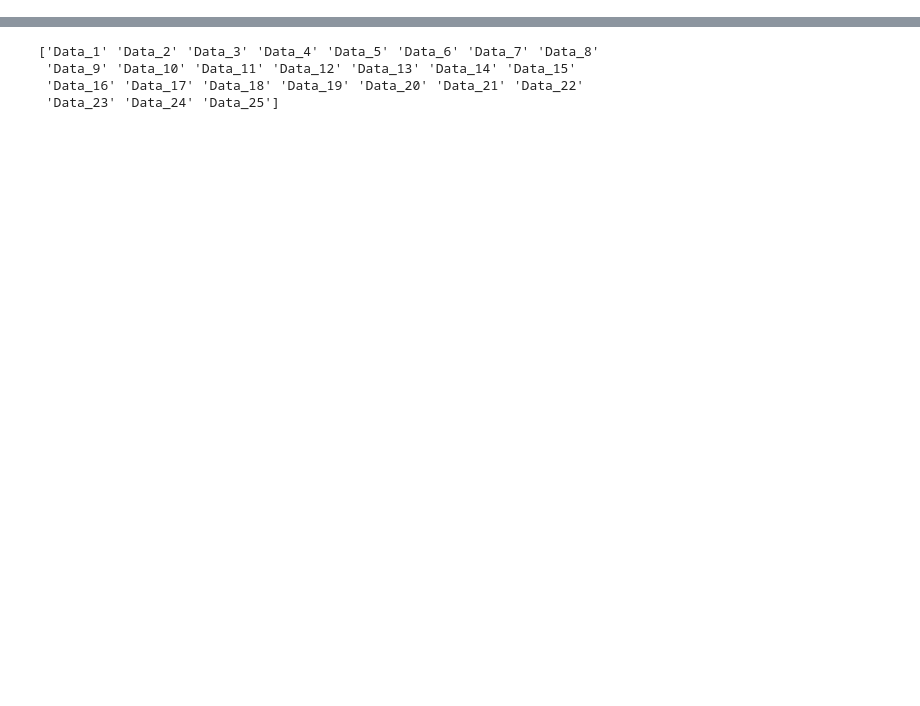
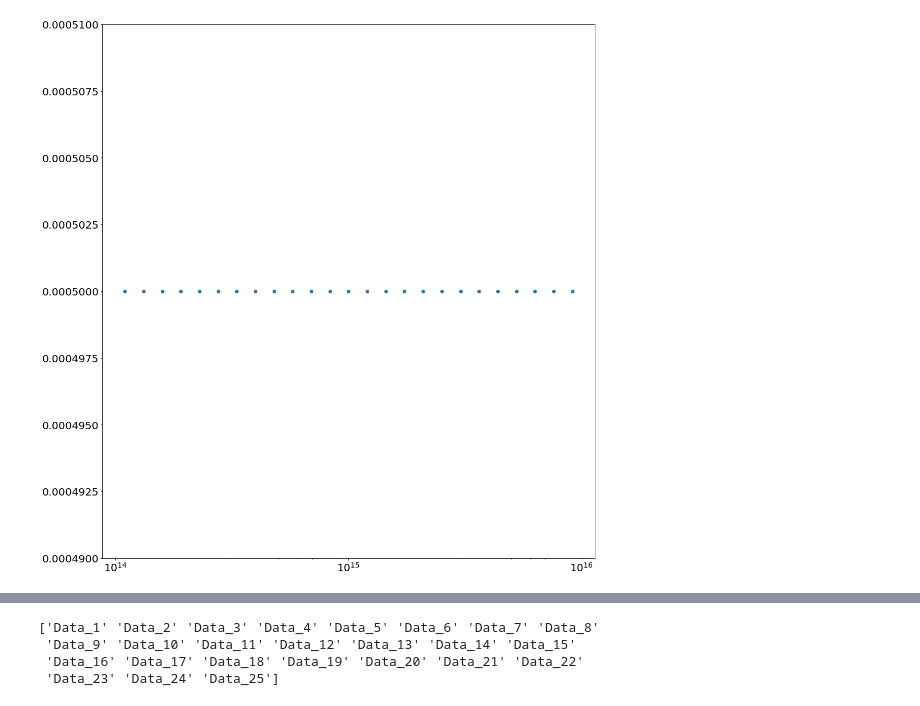
Before and after one commit to gosling123/epoch_surra, a Jupyter notebook: create_folders.ipynb, the cells around one changed output, grey strips where cells are left out. Cells and saved outputs as stored; diff of their text form; code cells hidden in the pictures; blank space fills up the shorter version.

```diff
--- a/create_folders.ipynb
+++ b/create_folders.ipynb
@@ -3,24 +3,26 @@ from epoch_scripts.sim_setup import *
 from scipy.stats import qmc
 from smt.sampling_methods import LHS
 # %%
-# I_min = np.log(1e14)
-# I_max = np.log(5e16)
-# Ln_min = np.log(499.999e-6)
-# Ln_max = np.log(500.001e-6)
+I_min = np.log(1e14)
+I_max = np.log(1e16)
+Ln_min = np.log(499.999e-6)
+Ln_max = np.log(500.001e-6)
 
 
-# bounds = np.array([[I_min, I_max], [Ln_min, Ln_max]])
-# LH_space = LHS(xlimits=bounds)
+bounds = np.array([[I_min, I_max], [Ln_min, Ln_max]])
+LH_space = LHS(xlimits=bounds)
 
-# samples = LH_space(50)
+samples = LH_space(25)
 
-# samples = np.exp(samples)
+samples = np.exp(samples)
 # %%
-# plt.semilogx(samples[:,0], samples[:,1], 'o')
-# plt.ylim(490e-6, 510e-6)
+plt.semilogx(samples[:,0], samples[:,1], 'o')
+plt.ylim(490e-6, 510e-6)
 
 
-# np.save('X_train_1D.npy', samples)
+np.save('X_train_1D.npy', samples)
+# %% [output]
+[figure, added]
 # %%
 # I_min = np.log(1e15)
 # I_max = np.log(1e16)
```
Also changed, not shown: parts of 3 cells of this notebook, 40 other files.
